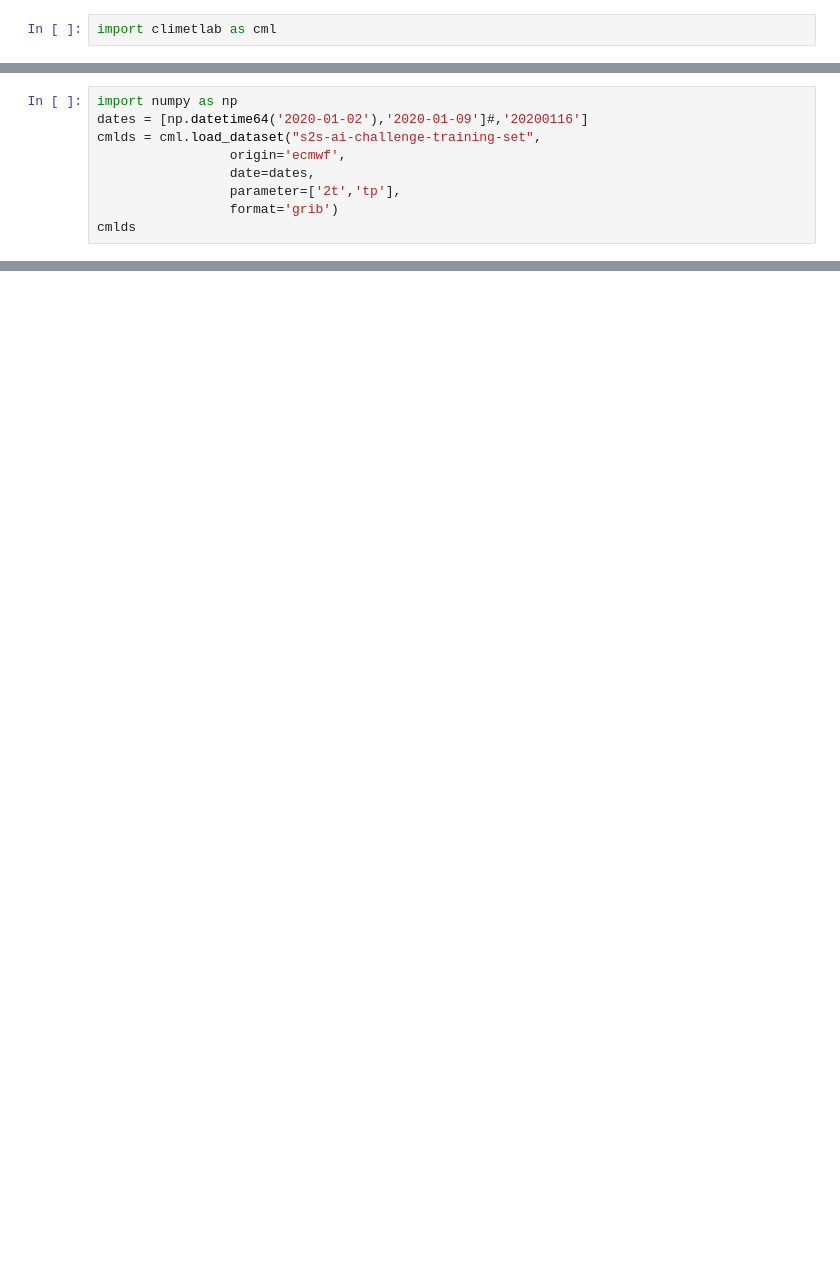
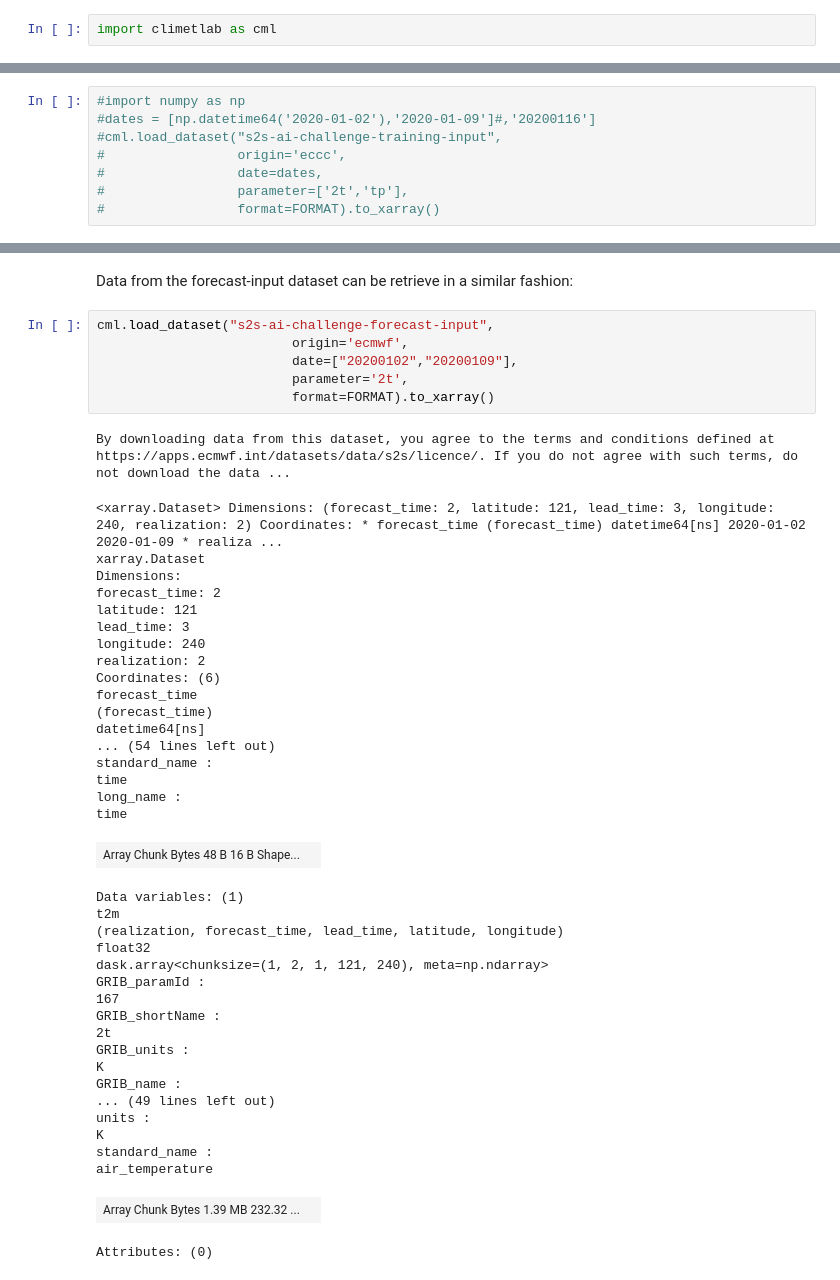
Before and after one commit to ecmwf-lab/climetlab-s2s-ai-challenge, a Jupyter notebook: notebooks/demo_grib.ipynb, the cells around one changed output, grey strips where cells are left out. Drawn from its saved outputs; the diff is of its cells as text; blank space fills up the shorter version.

```diff
--- a/notebooks/demo_grib.ipynb
+++ b/notebooks/demo_grib.ipynb
@@ -72,9 +169,8 @@ cmlds = cml.load_dataset("s2s-ai-challenge-training-set",
 # %%
-import numpy as np
-dates = [np.datetime64('2020-01-02'),'2020-01-09']#,'20200116']
-cmlds = cml.load_dataset("s2s-ai-challenge-training-set",
-                 origin='ecmwf',
-                 date=dates,
-                 parameter=['2t','tp'],
-                 format='grib')
-cmlds
+#import numpy as np
+#dates = [np.datetime64('2020-01-02'),'2020-01-09']#,'20200116']
+#cml.load_dataset("s2s-ai-challenge-training-input",
+#                 origin='eccc',
+#                 date=dates,
+#                 parameter=['2t','tp'],
+#                 format=FORMAT).to_xarray()
@@ -171,0 +177,47 @@ Attributes: (0)
+# %% [markdown]
+Data from the forecast-input dataset can be retrieve in a similar fashion:
+# %%
+cml.load_dataset("s2s-ai-challenge-forecast-input",
+                         origin='ecmwf',
+                         date=["20200102","20200109"],
+                         parameter='2t',
+                         format=FORMAT).to_xarray()
+# %% [output]
+By downloading data from this dataset, you agree to the terms and conditions defined at https://apps.ecmwf.int/datasets/data/s2s/licence/. If you do not agree with such terms, do not download the data ...
+<xarray.Dataset> Dimensions: (forecast_time: 2, latitude: 121, lead_time: 3, longitude: 240, realization: 2) Coordinates: * forecast_time (forecast_time) datetime64[ns] 2020-01-02 2020-01-09 * realiza ...
+xarray.Dataset
+Dimensions:
+forecast_time: 2
+latitude: 121
+lead_time: 3
+longitude: 240
+realization: 2
+Coordinates: (6)
+forecast_time
+(forecast_time)
+datetime64[ns]
+... (54 lines left out)
+standard_name :
+time
+long_name :
+time
+| Array Chunk Bytes 48 B 16 B Shape... |  |
+Data variables: (1)
+t2m
+(realization, forecast_time, lead_time, latitude, longitude)
+float32
+dask.array<chunksize=(1, 2, 1, 121, 240), meta=np.ndarray>
+GRIB_paramId :
+167
+GRIB_shortName :
+2t
+GRIB_units :
+K
+GRIB_name :
+... (49 lines left out)
+units :
+K
+standard_name :
+air_temperature
+| Array Chunk Bytes 1.39 MB 232.32 ... |  |
+Attributes: (0)
```
Also changed, not shown: parts of 23 cells of this notebook.
